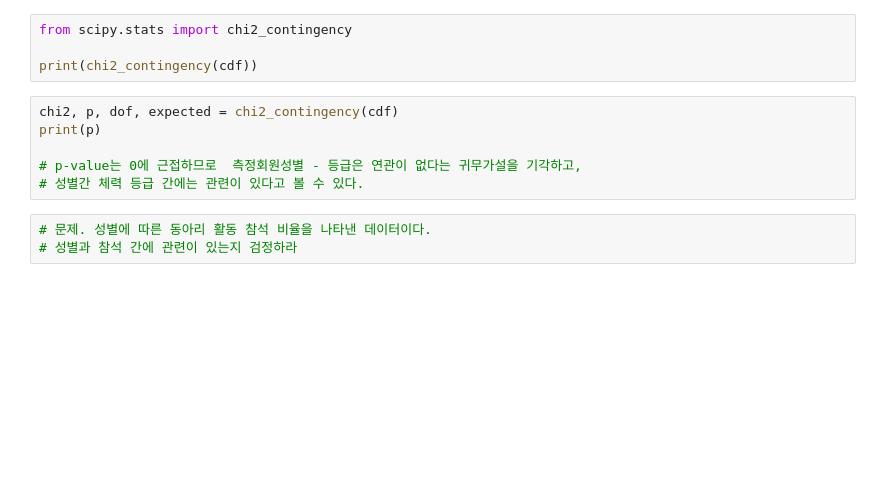
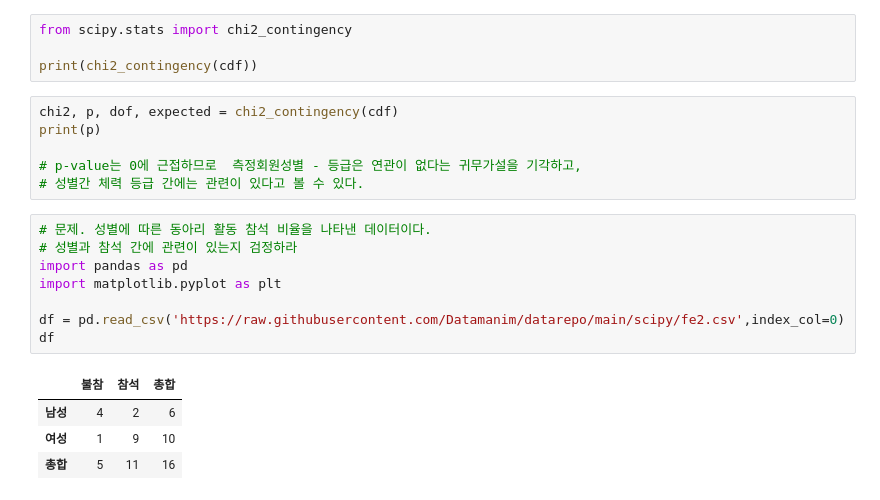
Before and after one commit to plumwiserim/ML-Study-for-license, a Jupyter notebook: 31.ipynb, the cells around one changed output. Drawn from its saved outputs; the diff is of its cells as text; blank space fills up the shorter version.

```diff
--- a/31.ipynb
+++ b/31.ipynb
@@ -313,3 +313,13 @@ print(p)
 # %%
 # 문제. 성별에 따른 동아리 활동 참석 비율을 나타낸 데이터이다.
 # 성별과 참석 간에 관련이 있는지 검정하라
+import pandas as pd
+import matplotlib.pyplot as plt
+
+df = pd.read_csv('https://raw.githubusercontent.com/Datamanim/datarepo/main/scipy/fe2.csv',index_col=0)
+df
+# %% [output]
+|  | 불참 | 참석 | 총합 |
+| 남성 | 4 | 2 | 6 |
+| 여성 | 1 | 9 | 10 |
+| 총합 | 5 | 11 | 16 |
```
Also changed, not shown: parts of 2 cells of this notebook.
